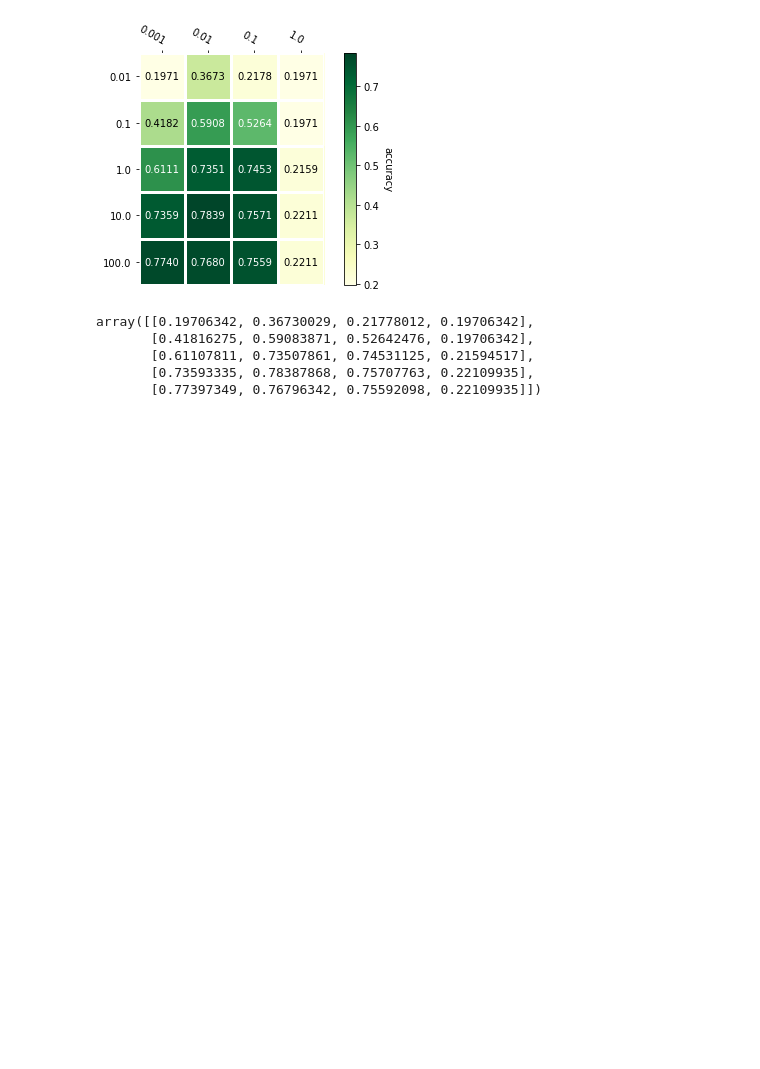
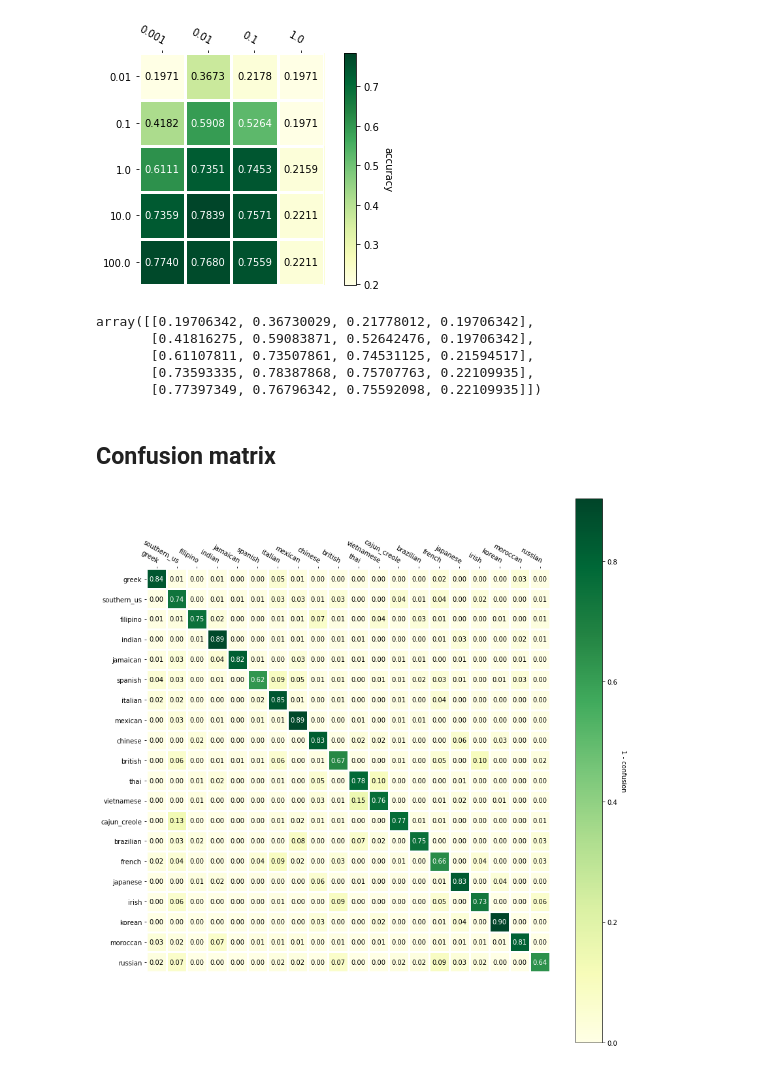
Before and after one commit to jonabaa/Project3, a Jupyter notebook: Testing all four methods over parameters.ipynb, the cells around one changed output. Cells and saved outputs as stored; diff of their text form; code cells hidden in the pictures; blank space fills up the shorter version.

Commit message:
confusion matrix now in testing book

```diff
--- a/Testing all four methods over parameters.ipynb
+++ b/Testing all four methods over parameters.ipynb
@@ -443,3 +443,20 @@ array([[0.19706342, 0.36730029, 0.21778012, 0.19706342],
        [0.61107811, 0.73507861, 0.74531125, 0.21594517],
        [0.73593335, 0.78387868, 0.75707763, 0.22109935],
        [0.77397349, 0.76796342, 0.75592098, 0.22109935]])
+# %% [markdown]
+## Confusion matrix
+# %%
+x_train, x_test, y, y_test = train_test_split(X_train, y_train, test_size = 0.2)
+
+# The set of different cuisines
+data = pd.read_json('train.json')
+cuisines = data.cuisine.unique()
+
+logistic_clf = LogisticRegression(solver='lbfgs', multi_class='multinomial', C = 1)
+forrest_clf = RandomForestClassifier(n_estimators = 100, max_depth = None)
+mlp_clf = MLPClassifier(hidden_layer_sizes = (1000), alpha = 0.01, max_iter = 10)
+clf = VotingClassifier(estimators=[('forrest', forrest_clf), ('mlp', mlp_clf), ('logistic', logistic_clf)],\
+                                   voting='soft')
+clf_confusion(clf, x_train, y, x_test, y_test, cuisines, size = (12,12), normalize = 'rows')
+# %% [output]
+[figure, added]
```
Also changed, not shown: 4 other files.
